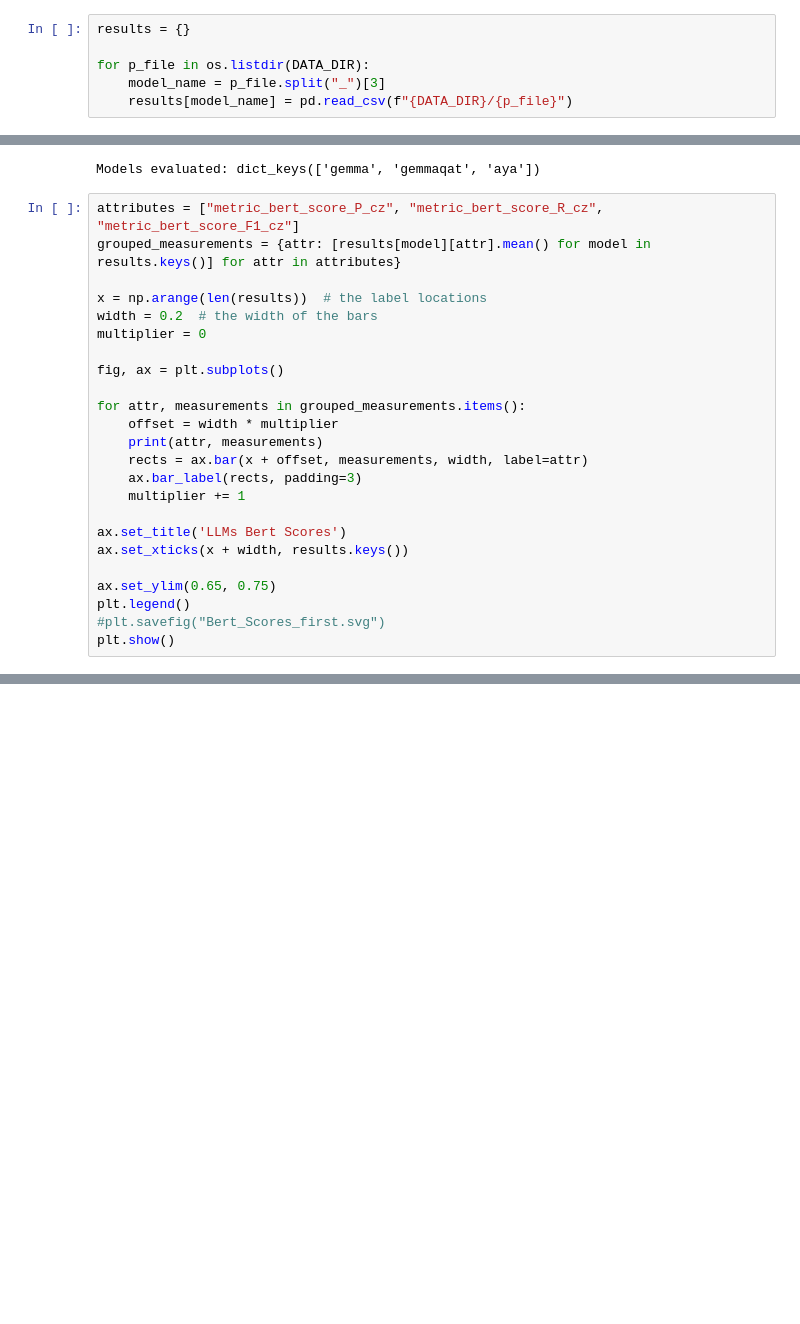
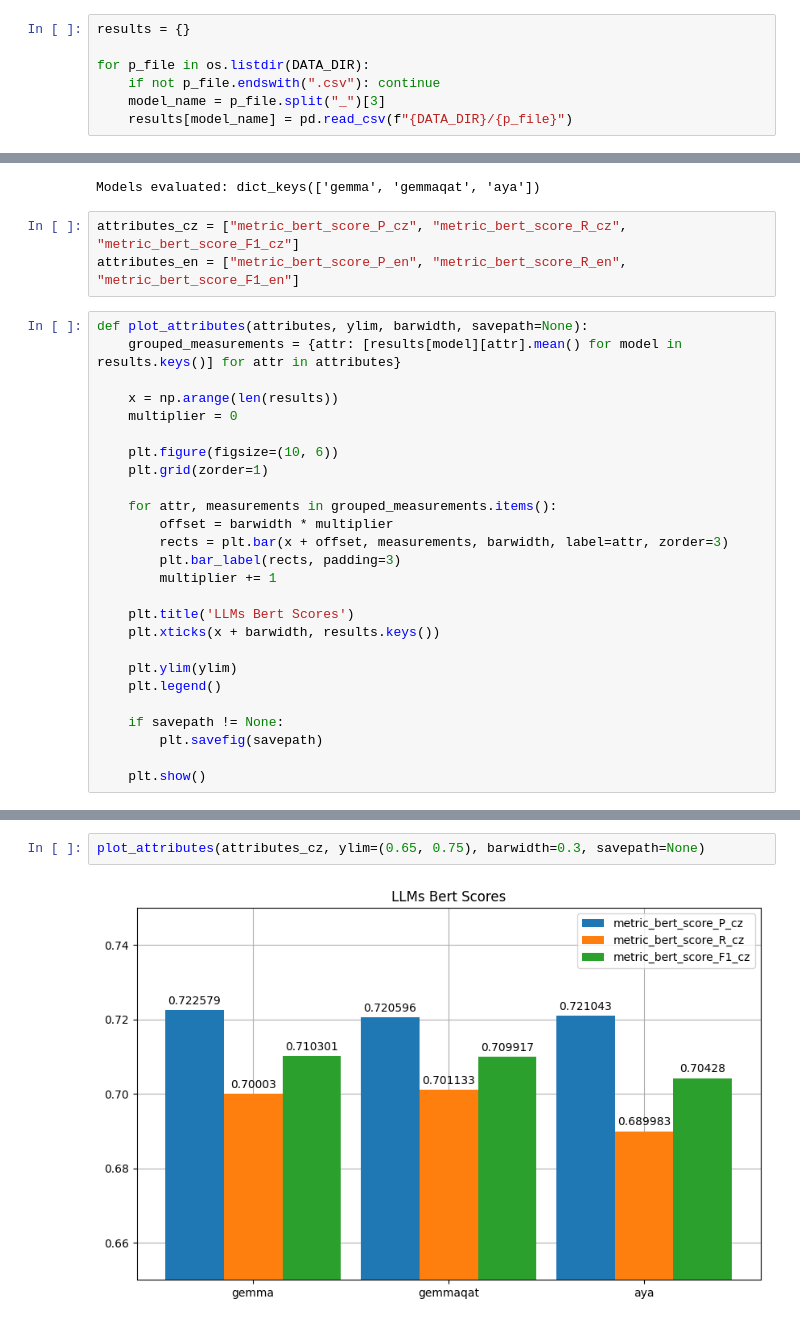
Before and after one commit to atrokos/Reg-Spec-QA, a Jupyter notebook: eval_results.ipynb, the cells around one changed output, grey strips where cells are left out. Drawn from its saved outputs; the diff is of its cells as text; blank space fills up the shorter version.

Commit message:
eval bert score plotting update

```diff
--- a/eval_results.ipynb
+++ b/eval_results.ipynb
@@ -11,33 +11,39 @@ assert(os.path.isdir(DATA_DIR) and "eval_results dir expected")
 results = {}
 
 for p_file in os.listdir(DATA_DIR):
+    if not p_file.endswith(".csv"): continue
     model_name = p_file.split("_")[3]
     results[model_name] = pd.read_csv(f"{DATA_DIR}/{p_file}")
 # %%
 print("Models evaluated:", results.keys())
 # %% [output]
 Models evaluated: dict_keys(['gemma', 'gemmaqat', 'aya'])
+# %%
+attributes_cz = ["metric_bert_score_P_cz", "metric_bert_score_R_cz", "metric_bert_score_F1_cz"]
+attributes_en = ["metric_bert_score_P_en", "metric_bert_score_R_en", "metric_bert_score_F1_en"]
 # %%
-attributes = ["metric_bert_score_P_cz", "metric_bert_score_R_cz", "metric_bert_score_F1_cz"]
-grouped_measurements = {attr: [results[model][attr].mean() for model in results.keys()] for attr in attributes}
+def plot_attributes(attributes, ylim, barwidth, savepath=None):
+    grouped_measurements = {attr: [results[model][attr].mean() for model in results.keys()] for attr in attributes}
 
-x = np.arange(len(results))  # the label locations
-width = 0.2  # the width of the bars
-multiplier = 0
+    x = np.arange(len(results))
+    multiplier = 0
 
-fig, ax = plt.subplots()
+    plt.figure(figsize=(10, 6))
+    plt.grid(zorder=1)
 
-for attr, measurements in grouped_measurements.items():
-    offset = width * multiplier
-    print(attr, measurements)
-    rects = ax.bar(x + offset, measurements, width, label=attr)
-    ax.bar_label(rects, padding=3)
-    multiplier += 1
+    for attr, measurements in grouped_measurements.items():
+        offset = barwidth * multiplier
+        rects = plt.bar(x + offset, measurements, barwidth, label=attr, zorder=3)
+        plt.bar_label(rects, padding=3)
+        multiplier += 1
 
-ax.set_title('LLMs Bert Scores')
-ax.set_xticks(x + width, results.keys())
+    plt.title('LLMs Bert Scores')
+    plt.xticks(x + barwidth, results.keys())
 
-ax.set_ylim(0.65, 0.75)
-plt.legend()
-#plt.savefig("Bert_Scores_first.svg")
-plt.show()
+    plt.ylim(ylim)
+    plt.legend()
+
+    if savepath != None:
+        plt.savefig(savepath)
+
+    plt.show()
@@ -48,0 +50,4 @@ metric_bert_score_F1_cz [0.7103013392857144, 0.7099174107142857, 0.7042799107142
+# %%
+plot_attributes(attributes_cz, ylim=(0.65, 0.75), barwidth=0.3, savepath=None)
+# %% [output]
+[figure, added]
```
Also changed, not shown: parts of 2 cells of this notebook.
